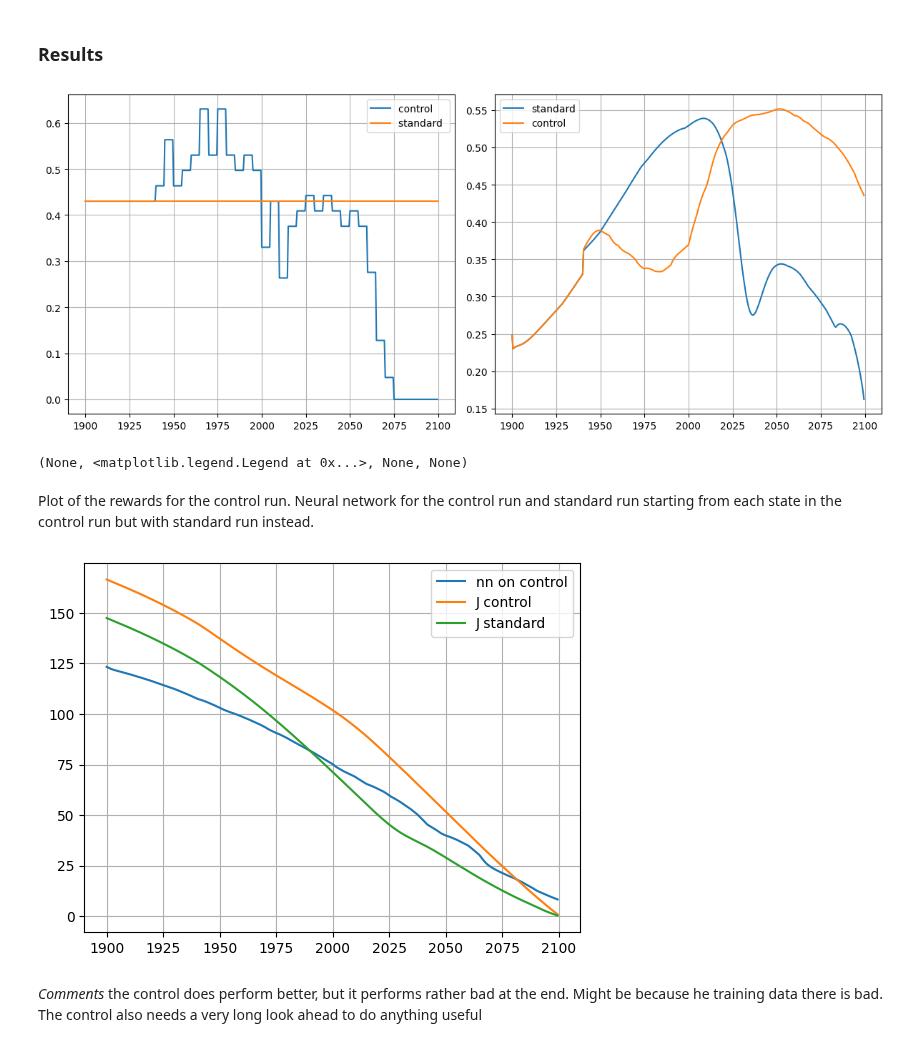
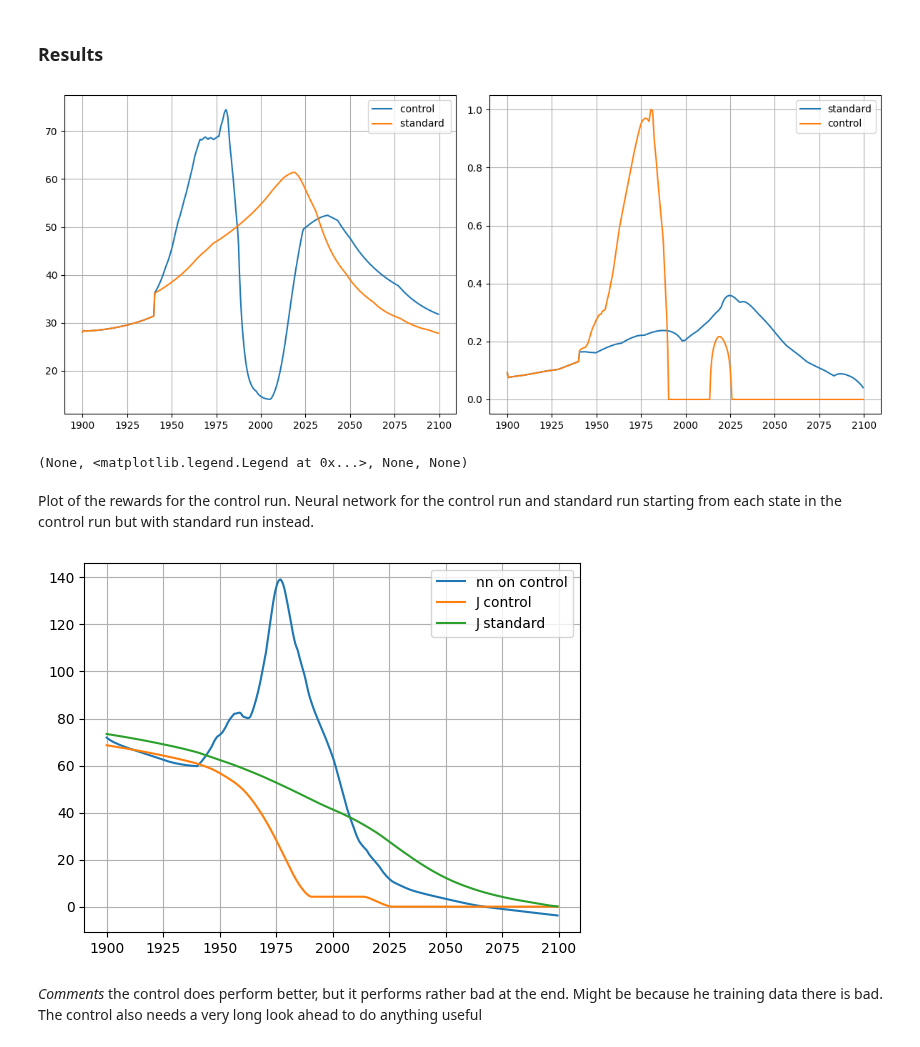
Before and after one commit to emilj610/pyworld3A3, a Jupyter notebook: reinforcementLearning.ipynb, the cells around one changed output. Saved outputs shown, nothing was run; the diff lists cells and outputs as text; code cells hidden in the pictures.

Commit message:
HDI changed to 5% within standard

```diff
--- a/reinforcementLearning.ipynb
+++ b/reinforcementLearning.ipynb
@@ -29,17 +29,19 @@ def reward_HDI(world, k=None):
     # Collect max/min values
 
     # le
-    min_le = 20
-    max_le = 85
+    min_le = np.min(world_reference.le) * 0.95
+    max_le = np.max(world_reference.le) * 1.05
     I_le = (world.le - min_le) / (max_le - min_le)
     I_le = np.clip(I_le, 0, 1)      # keeps the index between 0 and 1
 
     # j/pop
-    min_jpop = 0
-    max_jpop = 1
+    ref_jpop = world_reference.j / world_reference.pop
+    min_jpop = np.min(ref_jpop) * 0.95
+    max_jpop = np.max(ref_jpop) * 1.05
+    # max_jpop = 1
     jpop = world.j/world.pop
-    jpop = np.clip(jpop, 0, 1)
     I_jpop = (jpop - min_jpop) / (max_jpop - min_jpop)
+    I_jpop = np.clip(I_jpop, 0, 1)
 
     # sopc
     min_iopc = np.min(world_reference.iopc)*0.95 #minska extremfall
@@ -109,11 +111,11 @@ from sklearn.model_selection import train_test_split
 from sklearn.preprocessing import StandardScaler
 
 max_year = 2100
-filepath = "datasets/data_reward_HSDI.parquet"
+filepath = "datasets/data_reward_HDI.parquet"
 df = pd.read_parquet(filepath)
 state_variables = df.columns[df.columns != "J"]
 
-reward_func = reward_HSDI
+reward_func = reward_HDI
 
 
 """
@@ -280,13 +282,13 @@ def generate_fioac_control_values(world3, k):
     current_value = world3.fioac_control(k-1)
     lower_bound = max(current_value - 0.3, 0)   # Ensure the minimum value is at least 0
     upper_bound = min(current_value + 0.3, 1)   # Ensure that the maximum value is at least 0
-    return np.linspace(lower_bound, upper_bound, 10)
+    return np.linspace(lower_bound, upper_bound, 15)
 
 def generate_isopc_control_values(world3, k):
     current_value = world3.isopc_control(k-1)
     lower_bound = max(current_value - 0.4, 0.01)   # Ensure the minimum value is at least 0,01 to avoid div with zero
     upper_bound = min(current_value + 0.4, 2)
-    return np.linspace(lower_bound, upper_bound, 10)
+    return np.linspace(lower_bound, upper_bound, 15)
 
 
 def get_control(world3, k, steps, J_hat):
@@ -354,7 +356,7 @@ def run_control(world):
     loop0(world)
     isopc_val = 1 # change?
 
-    for k in range(1,world.n):
+    for k in tqdm(range(1,world.n)):
         if k % 10 == 0 and world.time[k] >= 1940:
             J_hat = lambda world, k: nn_func(model, world, k)
             fioac_val, isopc_val = get_control(world, k, 20, J_hat)
@@ -372,20 +374,20 @@ run_control(world_control)
 # %%
 import matplotlib.pyplot as plt
 start = 0
 end = -1
 plt.figure(figsize=(12, 5)), plt.subplot(1, 2, 1)
 #plt.plot(world_reference.time[start:end], world_reference.fioac[start:end], label="standard fioac")
-plt.plot(world_control.time[start:end], world_control.fioac[start:end], label="control ")
-plt.plot(world_reference.time[start:end], world_reference.fioac[start:end], label="standard ")
+plt.plot(world_control.time[start:end], world_control.le[start:end], label="control ")
+plt.plot(world_reference.time[start:end], world_reference.le[start:end], label="standard ")
 #plt.plot(world_control.time[start:end], world_control.nr[start:end], label="control isopc")
 plt.grid(), plt.legend(), plt.subplot(1, 2, 2)
 plt.plot(world_reference.time[start:end], reward_func(world_reference)[start:end], label="standard")
 plt.plot(world_control.time[start:end], reward_func(world_control)[start:end], label="control")
 #plt.plot(world_reference.time[start:end], world_reference.ppol[start:end], label="standard")
 #plt.plot(world_control.time[start:end], world_control.ppol[start:end], label="control")
 plt.grid(), plt.legend(), plt.tight_layout(), plt.show()
 # %% [output]
-[figure, old version]
+[figure, new version]
 (None, <matplotlib.legend.Legend at 0x...>, None, None)
 # %% [markdown]
 Plot of the rewards for the control run. Neural network for the control run and standard run starting from each state in the control run but with standard run instead.
@@ -434,7 +436,7 @@ plt.legend()
 plt.grid()
 plt.show()
 # %% [output]
-[figure, old version]
+[figure, new version]
 # %% [markdown]
 *Comments* the control does perform better, but it performs rather bad at the end. Might be because he training data there is bad. The control also needs a very long look ahead to do anything useful
 # %%
```
Also changed, not shown: parts of 3 cells of this notebook, 2 other files.
